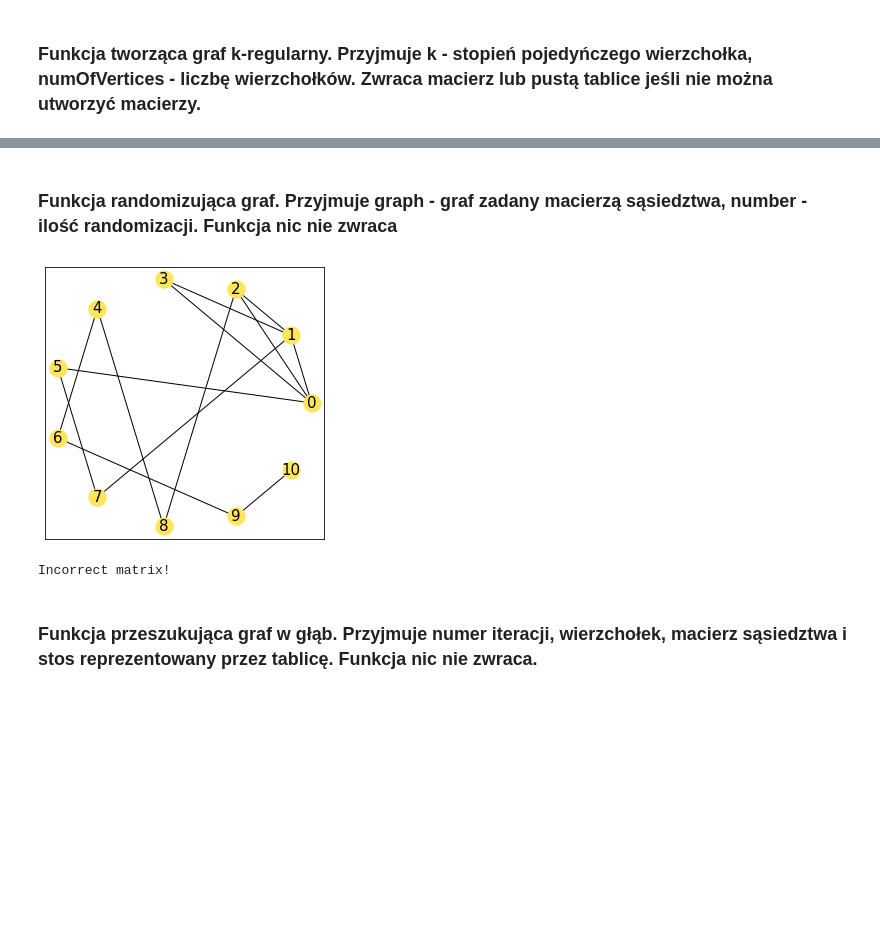
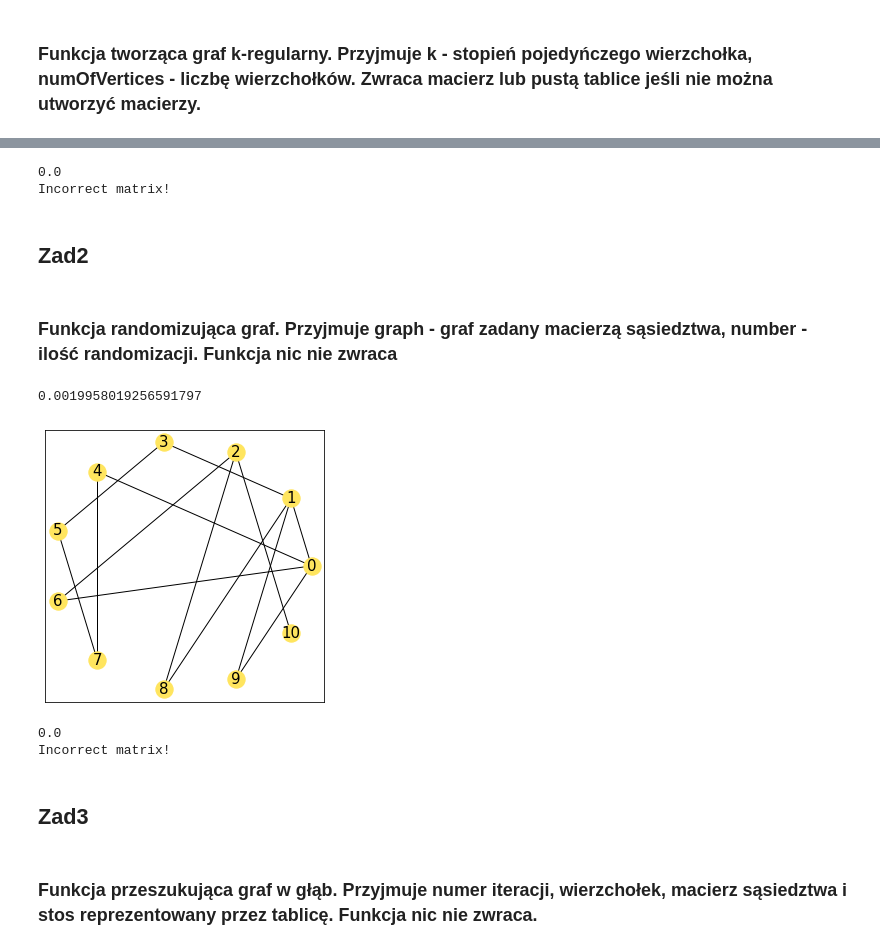
Before and after one commit to Czarne-Jagodki/labs, a Jupyter notebook: lab2/Zestaw2-grafy.ipynb, the cells around one changed output, grey strips where cells are left out. Cells and saved outputs as stored; diff of their text form; code cells hidden in the pictures; blank space fills up the shorter version.

```diff
--- a/lab2/Zestaw2-grafy.ipynb
+++ b/lab2/Zestaw2-grafy.ipynb
@@ -108,6 +169,13 @@ True
 ### Wyznaczenie sumy tablicy jednowymiarowej macierzy. Funkcja jest używana to obliczania stopni wierzchołków dla macierzy sąsiedztwa. Przyjmuje rząd z macierzy sąsiedztwa. Zwraca sumę która jest stopniem wierzchołka.
 # %%
 def sum(arr):
+
+    """
+        Function calculates a sum of the list elements.
+        :param arr: it's not empty list
+        :return sum: integer which represents a sum of list elements.
+    """
+
     sum = 0
     for i in range(0, len(arr)):
         sum = sum + arr[i]
@@ -116,6 +184,14 @@ def sum(arr):
 ### Sprawdzenie czy wierzchołki w macierzy sąsiedztwa mają stopnie zgodne z wymaganymi. Przyjmuje macierz sąsiedztwa oraz ciąg graficzny. Zwraca tablicę zawierającą indeksy wierzchołków o błędnych stopniach
 # %%
 def check_matrix_correctness(matrix, degrees):
+
+    """
+        Function check if the number of edges from each vertex is equal to a number represents degree of each vertex.
+        :param matrix: not empty array of arrays which represents graph
+        :param degrees: not empty array which represents vertices degrees of the graph
+        :return errorsArr: an array which contains an indexes of incorrect vertices.
+    """
+
     errorsArr = []
     tmp = 0
     for i in range(len(matrix)):
@@ -179,2 +202,17 @@ def repair_matrix(matrix, copy):
+# %%
+def sort_in_reverse_order(list):
+
+    """
+        Function sorts an array of arrays in reverse order.
+        :param list: an unsorted array of arrays
+        :return : None.
+    """
+
+    for i in range(len(list)-1):
+        for j in range(i+1, len(list)):
+            if list[i][1] < list[j][1]:
+                tmp = list[i]
+                list[i] = list[j]
+                list[j] = tmp
 # %% [markdown]
 ### Funckja tworzy graf zbudowany na podstawie zadanego ciągu graficznego. Przyjmuje ciąg graficzny. Zwraca utworzony graf lub pustą tablice jeżeli grafu nie da się utworzyć na podstawie zadanego ciągu
@@ -239,7 +303,26 @@ Incorrect matrix!
+# %%
+start = time.time()
+generate_k_regular_graph(3, 7)
+end = time.time()
+print(end-start)
+create_graph_visualization(np.matrix(generate_k_regular_graph(3, 7)))
+# %% [output]
+0.0
+Incorrect matrix!
+# %% [markdown]
+## Zad2
 # %% [markdown]
 ### Funkcja randomizująca graf. Przyjmuje graph - graf zadany macierzą sąsiedztwa, number - ilość randomizacji. Funkcja nic nie zwraca
 # %%
 def randomize(graph, number):
+
+    """
+        Function randomize a graph by changing a vertices ab and cd to ad and bc.
+        :param graph: an array of arrays which represents the graph
+        :param number: an integer which represents a number of randomizations
+        :return : None
+    """
+
     if len(graph) > 0:
         for rands in range(number):
             i = 0
@@ -286,16 +369,28 @@ def randomize(graph, number):
                 graph[thirdIdx][secondIdx] = 1
 # %%
 matrix = create_graph_from_seq([4, 2, 2, 3, 2, 1, 4, 2, 2, 2, 2])
-randomize(matrix, 10)
+randomize(matrix, 50)
+start = time.time()
+randomize(matrix, 50)
+end = time.time()
+print(end-start)
 create_graph_visualization(np.matrix(matrix))
 # %% [output]
+0.0019958019256591797
-[figure, old version]
+[figure, new version]
 # %%
 matrix = generate_k_regular_graph(3, 5)
 randomize(matrix, 10)
+start = time.time()
+randomize(matrix, 10)
+end = time.time()
+print(end-start)
 create_graph_visualization(np.matrix(matrix))
 # %% [output]
+0.0
 Incorrect matrix!
+# %% [markdown]
+## Zad3
 # %% [markdown]
 ### Funkcja przeszukująca graf w głąb. Przyjmuje numer iteracji, wierzchołek, macierz sąsiedztwa i stos reprezentowany przez tablicę. Funkcja nic nie zwraca.
 # %%
```
Also changed, not shown: parts of 37 cells of this notebook, 1 other file.
